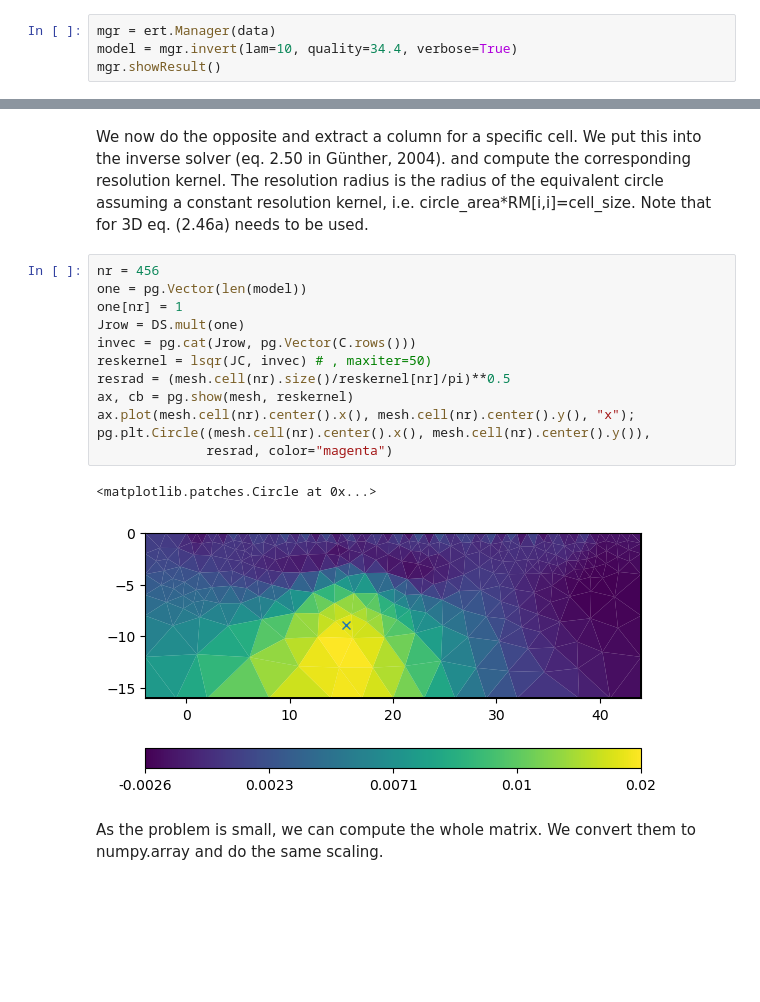
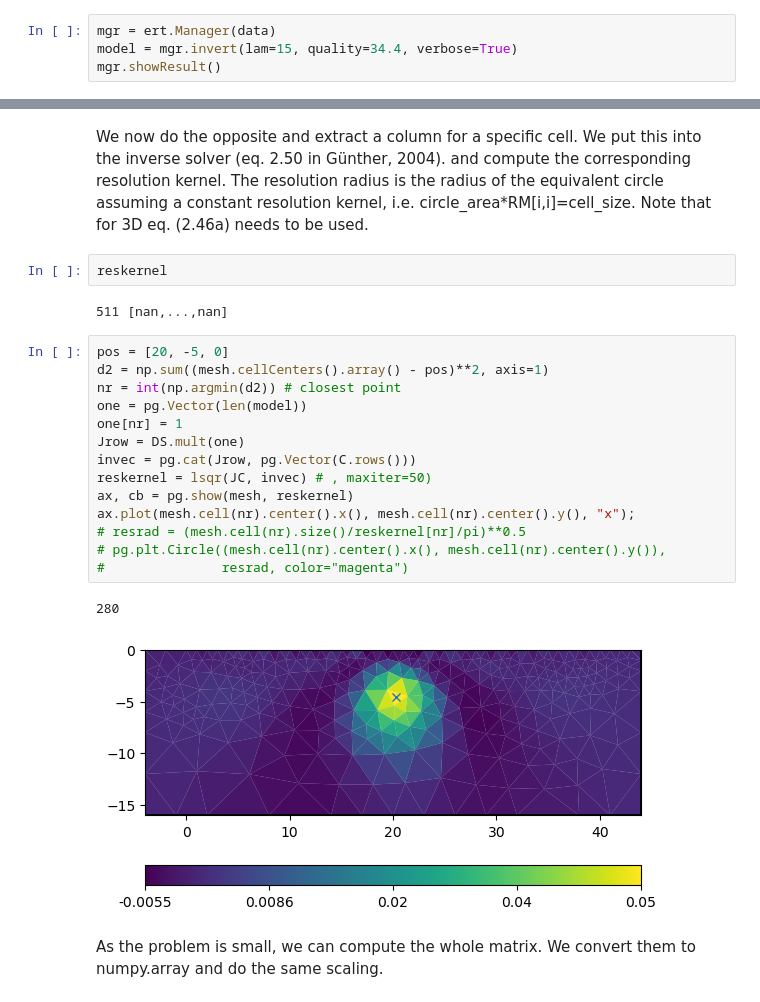
Before and after one commit to gimli-org/notebooks, a Jupyter notebook: inversion/resolution.ipynb, the cells around one changed output, grey strips where cells are left out. Saved outputs shown, nothing was run; the diff lists cells and outputs as text; blank space fills up the shorter version.

```diff
--- a/inversion/resolution.ipynb
+++ b/inversion/resolution.ipynb
@@ -19,5 +19,5 @@ data.estimateError(0.02)
 # %%
 mgr = ert.Manager(data)
-model = mgr.invert(lam=10, quality=34.4, verbose=True)
+model = mgr.invert(lam=15, quality=34.4, verbose=True)
 mgr.showResult()
 # %% [output]
@@ -94,21 +94,27 @@ and compute the corresponding resolution kernel.
 The resolution radius is the radius of the equivalent circle assuming
 a constant resolution kernel, i.e. circle_area*RM[i,i]=cell_size.
 Note that for 3D eq. (2.46a) needs to be used.
+# %%
+reskernel
+# %% [output]
+511 [nan,...,nan]
 # %%
-nr = 456
+pos = [20, -5, 0]
+d2 = np.sum((mesh.cellCenters().array() - pos)**2, axis=1)
+nr = int(np.argmin(d2)) # closest point
 one = pg.Vector(len(model))
 one[nr] = 1
 Jrow = DS.mult(one)
 invec = pg.cat(Jrow, pg.Vector(C.rows()))
 reskernel = lsqr(JC, invec) # , maxiter=50)
-resrad = (mesh.cell(nr).size()/reskernel[nr]/pi)**0.5
 ax, cb = pg.show(mesh, reskernel)
 ax.plot(mesh.cell(nr).center().x(), mesh.cell(nr).center().y(), "x");
-pg.plt.Circle((mesh.cell(nr).center().x(), mesh.cell(nr).center().y()),
-              resrad, color="magenta")
+# resrad = (mesh.cell(nr).size()/reskernel[nr]/pi)**0.5
+# pg.plt.Circle((mesh.cell(nr).center().x(), mesh.cell(nr).center().y()),
+#               resrad, color="magenta")
 # %% [output]
-<matplotlib.patches.Circle at 0x...>
+280
-[figure, old version]
+[figure, new version]
 # %% [markdown]
 As the problem is small, we can compute the whole matrix.
 We convert them to numpy.array and do the same scaling.
```
Also changed, not shown: parts of 2 cells of this notebook.
